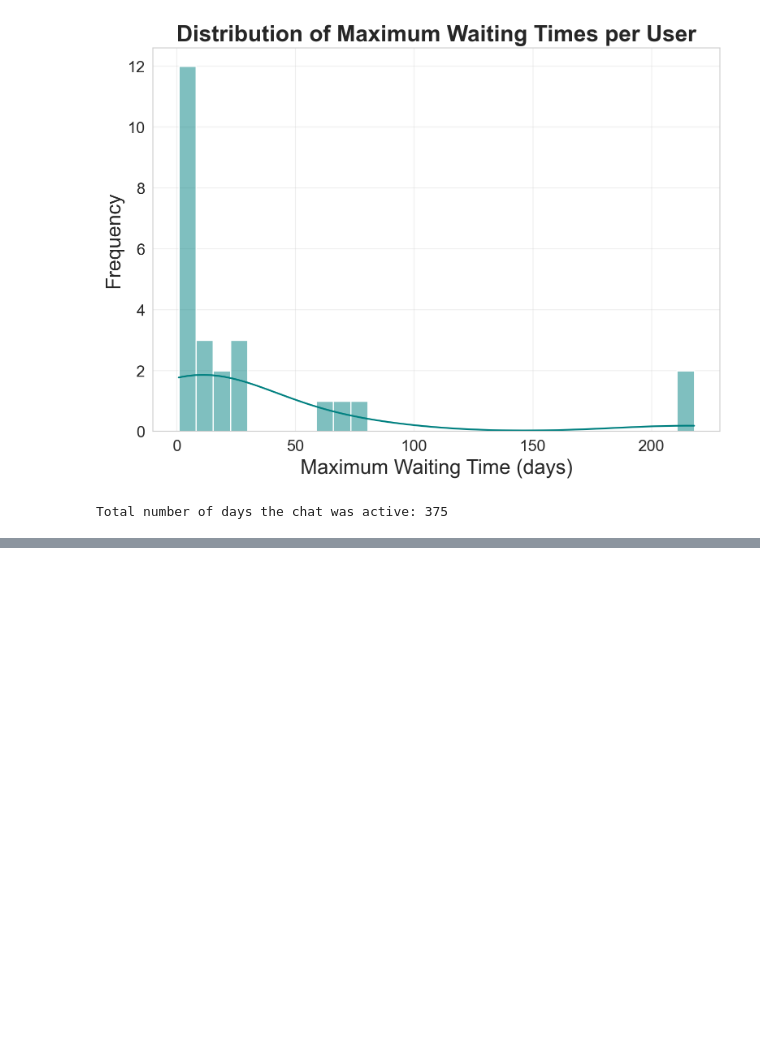
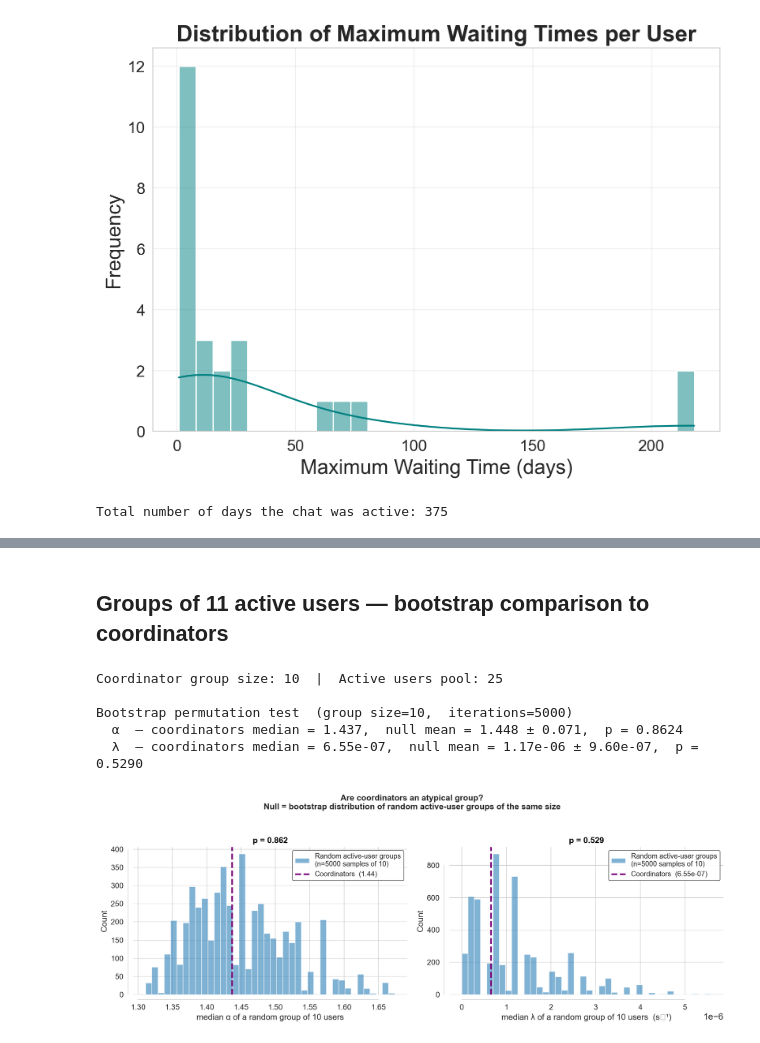
Before and after one commit to pablob2002/TFM, a Jupyter notebook: Active Users/260428_active_users_all.ipynb, the cells around one changed output, grey strips where cells are left out. Cells and saved outputs as stored; diff of their text form; code cells hidden in the pictures; blank space fills up the shorter version.

```diff
--- a/Active Users/260428_active_users_all.ipynb
+++ b/Active Users/260428_active_users_all.ipynb
@@ -759,0 +1108,79 @@ Total number of days the chat was active: 375
+# %% [markdown]
+## Groups of 11 active users — bootstrap comparison to coordinators
+# %%
+import numpy as np
+
+# ── Per-user TPL params from the KM-corrected comparison DataFrames ───────────
+alpha_au    = df_au_cmp['alpha_tpl'].dropna().values
+lam_au      = df_au_cmp['lambda_tpl'].dropna().values
+alpha_coord = df_coord_cmp['alpha_tpl'].dropna().values
+lam_coord   = df_coord_cmp['lambda_tpl'].dropna().values
+
+# Group size = number of coordinators with a valid TPL fit
+group_size  = len(alpha_coord)
+n_bootstrap = 5000
+rng = np.random.default_rng(42)
+
+print(f"Coordinator group size: {group_size}  |  Active users pool: {len(alpha_au)}")
+
+# ── Bootstrap null: sample many random groups of <group_size> active users ───
+# For each sample, compute the group median α and λ (same summary statistic
+# we observe for coordinators). This builds the null distribution of what a
+# typical group of the same size looks like.
+boot_alpha = np.array([np.median(alpha_au[rng.choice(len(alpha_au), size=group_size, replace=False)])
+                        for _ in range(n_bootstrap)])
+boot_lam   = np.array([np.median(lam_au[rng.choice(len(lam_au),   size=group_size, replace=False)])
+                        for _ in range(n_bootstrap)])
+
+# ── Coordinator observed statistics ──────────────────────────────────────────
+coord_alpha_med = np.median(alpha_coord)
+coord_lam_med   = np.median(lam_coord)
+
+# Two-sided p-value: fraction of bootstrap samples at least as extreme as coordinators
+p_alpha = np.mean(np.abs(boot_alpha - boot_alpha.mean()) >= np.abs(coord_alpha_med - boot_alpha.mean()))
+p_lam   = np.mean(np.abs(boot_lam   - boot_lam.mean())   >= np.abs(coord_lam_med   - boot_lam.mean()))
+
+print(f"\nBootstrap permutation test  (group size={group_size},  iterations={n_bootstrap})")
+print(f"  α  — coordinators median = {coord_alpha_med:.3f},  "
+      f"null mean = {boot_alpha.mean():.3f} ± {boot_alpha.std():.3f},  p = {p_alpha:.4f}")
+print(f"  λ  — coordinators median = {coord_lam_med:.2e},  "
+      f"null mean = {boot_lam.mean():.2e} ± {boot_lam.std():.2e},  p = {p_lam:.4f}")
+
+# ── Plot: null distribution of group medians + coordinator value ──────────────
+blue   = '#2c7fb8'
+purple = '#7a0177'
+
+fig, axes = plt.subplots(1, 2, figsize=(14, 5), dpi=200)
+
+panels = [
+    (boot_alpha, coord_alpha_med, f'median α of a random group of {group_size} users', p_alpha),
+    (boot_lam,   coord_lam_med,   f'median λ of a random group of {group_size} users  (s⁻¹)', p_lam),
+]
+
+for ax, (boot_vals, coord_val, xlabel, pval) in zip(axes, panels):
+    ax.hist(boot_vals, bins=40, color=blue, alpha=0.6,
+            label=f'Random active-user groups\n(n={n_bootstrap} samples of {group_size})')
+    ax.axvline(coord_val, color=purple, linewidth=2.5, linestyle='--',
+               label=f'Coordinators  ({coord_val:.3g})')
+
+    sig_str = f'p = {pval:.3f}' if pval >= 0.001 else f'p = {pval:.2e}'
+    ax.set_title(sig_str, fontsize=13, weight='bold',
+                 color='crimson' if pval < 0.05 else 'black')
+    ax.set_xlabel(xlabel, fontsize=13)
+    ax.set_ylabel('Count', fontsize=13)
+    ax.legend(frameon=True, facecolor='white', edgecolor='0.3', framealpha=0.9, fontsize=11)
+    ax.tick_params(labelsize=12)
+    sns.despine(ax=ax, trim=True, offset=8)
+
+fig.suptitle('Are coordinators an atypical group?\n'
+             'Null = bootstrap distribution of random active-user groups of the same size',
+             fontsize=13, weight='bold', y=1.03)
+fig.tight_layout()
+plt.show()
+# %% [output]
+Coordinator group size: 10  |  Active users pool: 25
+
+Bootstrap permutation test  (group size=10,  iterations=5000)
+  α  — coordinators median = 1.437,  null mean = 1.448 ± 0.071,  p = 0.8624
+  λ  — coordinators median = 6.55e-07,  null mean = 1.17e-06 ± 9.60e-07,  p = 0.5290
+[figure, added]
```
Also changed, not shown: parts of 11 cells of this notebook, 34 other files.
